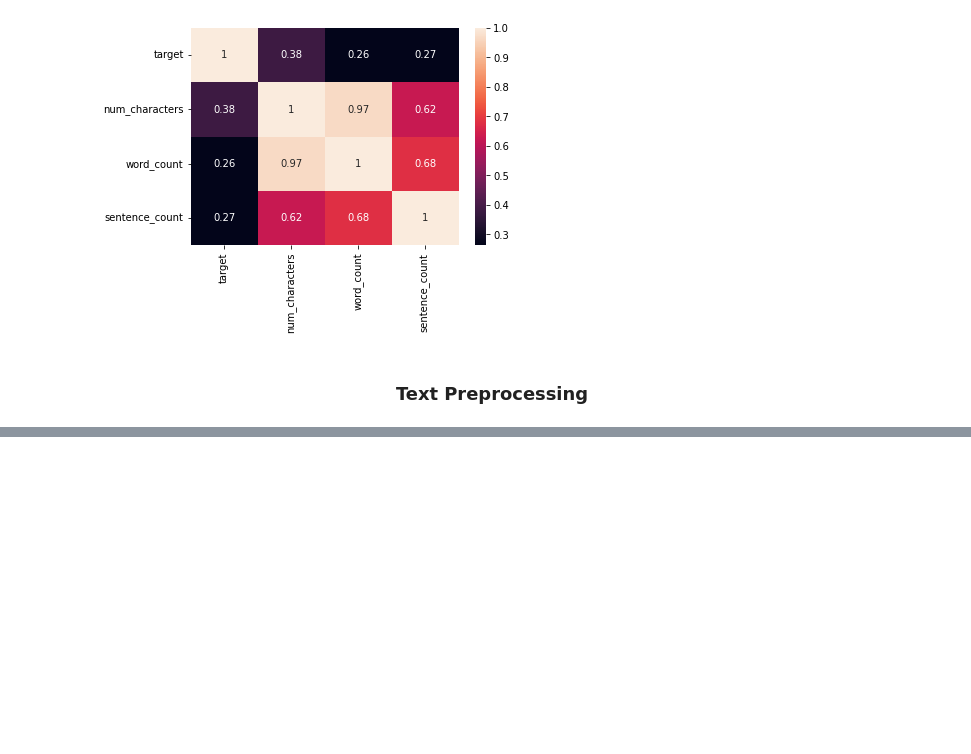
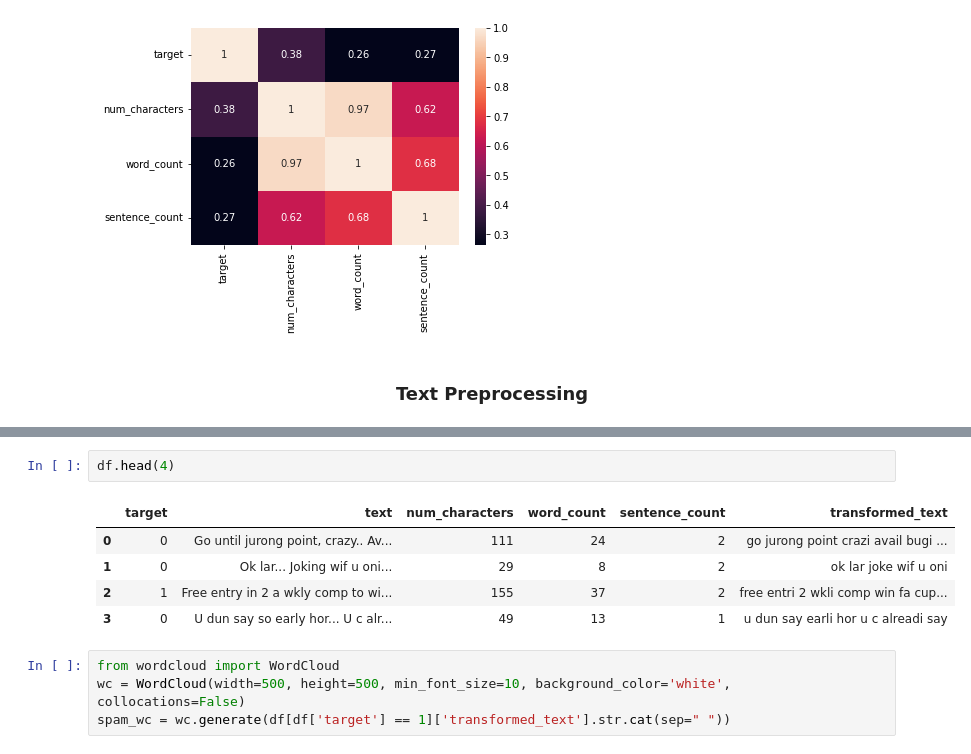
Before and after one commit to jaydeepdey03/Spam_Detection, a Jupyter notebook: Model/SmsSpamDetection.ipynb, the cells around one changed output, grey strips where cells are left out. Saved outputs shown, nothing was run; the diff lists cells and outputs as text; blank space fills up the shorter version.

```diff
--- a/Model/SmsSpamDetection.ipynb
+++ b/Model/SmsSpamDetection.ipynb
@@ -200,0 +265,12 @@ Steps:
+# %%
+df.head(4)
+# %% [output]
+|  | target | text | num_characters | word_count | sentence_count | transformed_text |
+| 0 | 0 | Go until jurong point, crazy.. Av... | 111 | 24 | 2 | go jurong point crazi avail bugi ... |
+| 1 | 0 | Ok lar... Joking wif u oni... | 29 | 8 | 2 | ok lar joke wif u oni |
+| 2 | 1 | Free entry in 2 a wkly comp to wi... | 155 | 37 | 2 | free entri 2 wkli comp win fa cup... |
+| 3 | 0 | U dun say so early hor... U c alr... | 49 | 13 | 1 | u dun say earli hor u c alreadi say |
+# %%
+from wordcloud import WordCloud
+wc = WordCloud(width=500, height=500, min_font_size=10, background_color='white', collocations=False)
+spam_wc = wc.generate(df[df['target'] == 1]['transformed_text'].str.cat(sep=" "))
```
Also changed, not shown: parts of 8 cells of this notebook.
